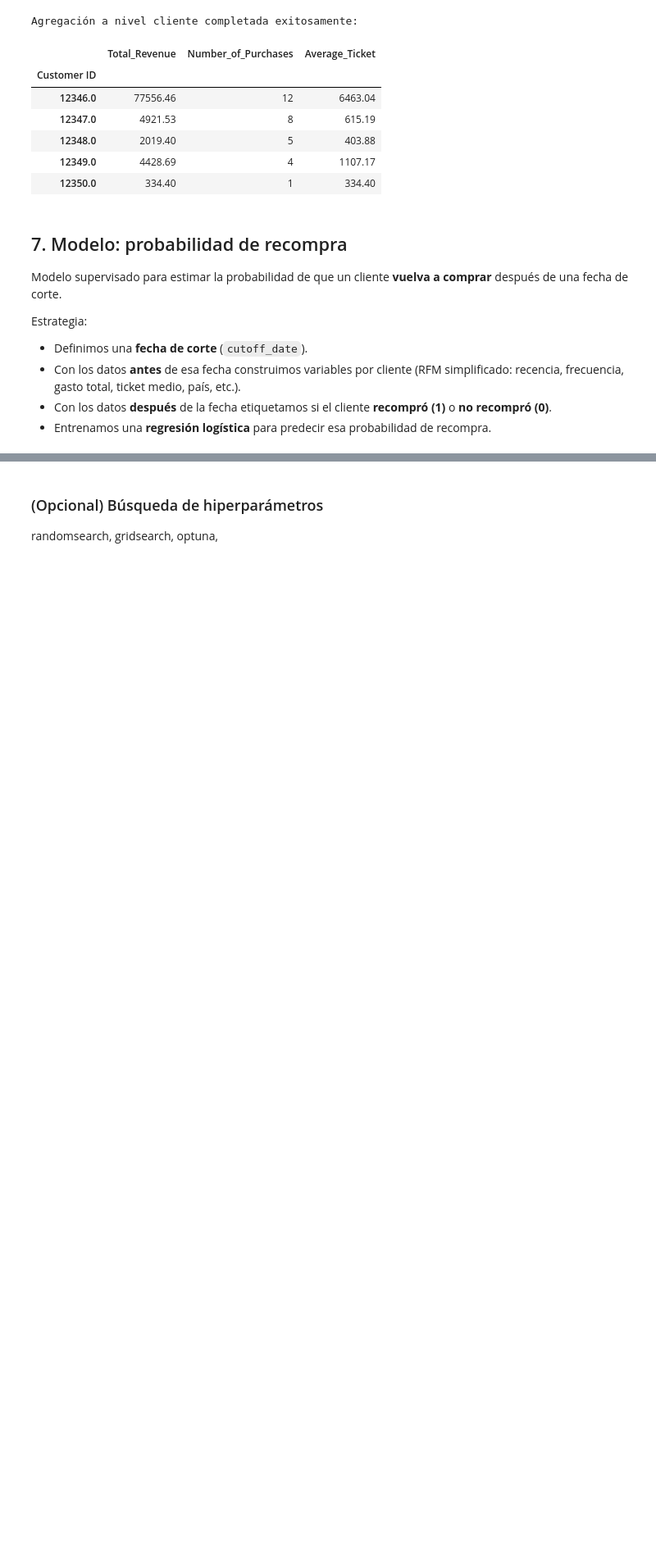
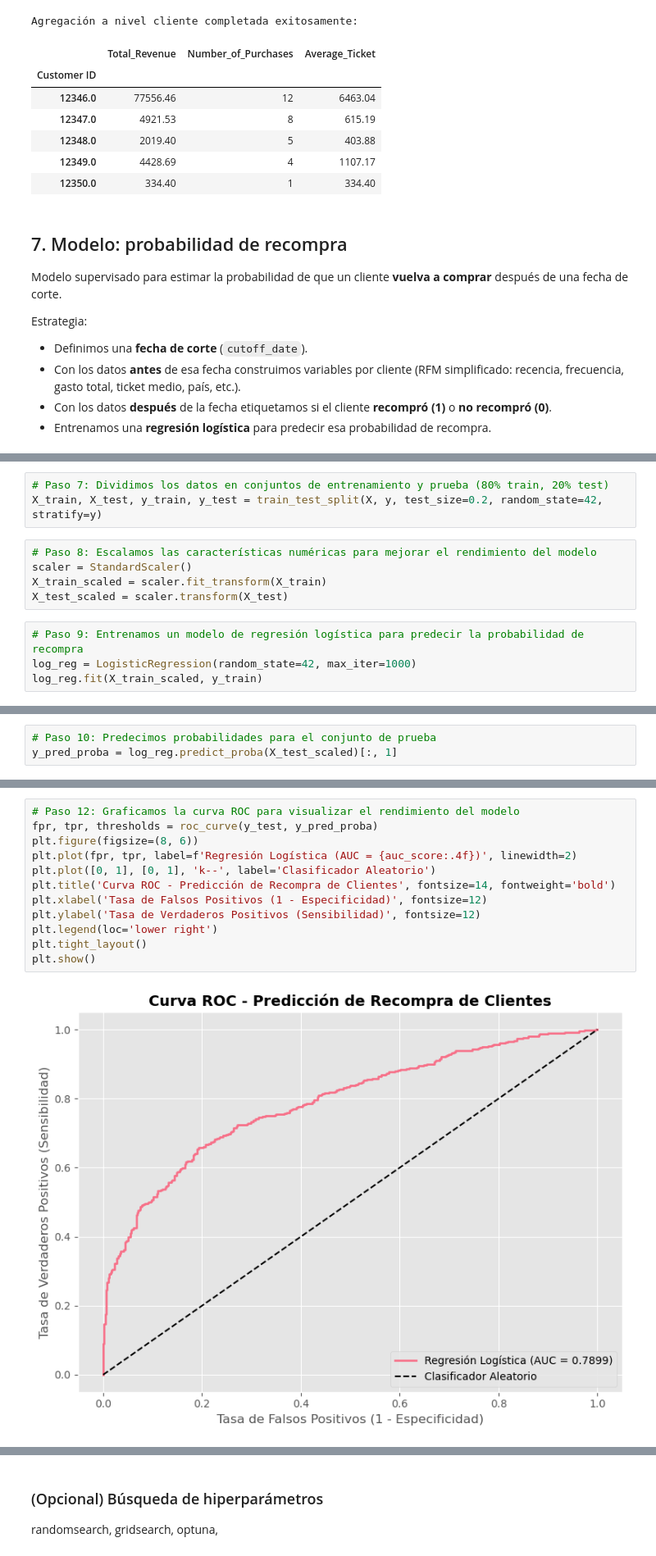
Before and after one commit to Juanjo122001/proyectoML, a Jupyter notebook: online_retail_II_EDA-basic.ipynb, the cells around one changed output, grey strips where cells are left out. Shown at 82% size. Cells and saved outputs as stored; diff of their text form; blank space fills up the shorter version.

```diff
--- a/online_retail_II_EDA-basic.ipynb
+++ b/online_retail_II_EDA-basic.ipynb
@@ -329,0 +379,12 @@ Estrategia:
+# %%
+# Paso 7: Dividimos los datos en conjuntos de entrenamiento y prueba (80% train, 20% test)
+X_train, X_test, y_train, y_test = train_test_split(X, y, test_size=0.2, random_state=42, stratify=y)
+# %%
+# Paso 8: Escalamos las características numéricas para mejorar el rendimiento del modelo
+scaler = StandardScaler()
+X_train_scaled = scaler.fit_transform(X_train)
+X_test_scaled = scaler.transform(X_test)
+# %%
+# Paso 9: Entrenamos un modelo de regresión logística para predecir la probabilidad de recompra
+log_reg = LogisticRegression(random_state=42, max_iter=1000)
+log_reg.fit(X_train_scaled, y_train)
@@ -329,0 +393,3 @@ Estrategia:
+# %%
+# Paso 10: Predecimos probabilidades para el conjunto de prueba
+y_pred_proba = log_reg.predict_proba(X_test_scaled)[:, 1]
@@ -329,0 +402,14 @@ Estrategia:
+# %%
+# Paso 12: Graficamos la curva ROC para visualizar el rendimiento del modelo
+fpr, tpr, thresholds = roc_curve(y_test, y_pred_proba)
+plt.figure(figsize=(8, 6))
+plt.plot(fpr, tpr, label=f'Regresión Logística (AUC = {auc_score:.4f})', linewidth=2)
+plt.plot([0, 1], [0, 1], 'k--', label='Clasificador Aleatorio')
+plt.title('Curva ROC - Predicción de Recompra de Clientes', fontsize=14, fontweight='bold')
+plt.xlabel('Tasa de Falsos Positivos (1 - Especificidad)', fontsize=12)
+plt.ylabel('Tasa de Verdaderos Positivos (Sensibilidad)', fontsize=12)
+plt.legend(loc='lower right')
+plt.tight_layout()
+plt.show()
+# %% [output]
+[figure, added]
```
Also changed, not shown: parts of 13 cells of this notebook.
